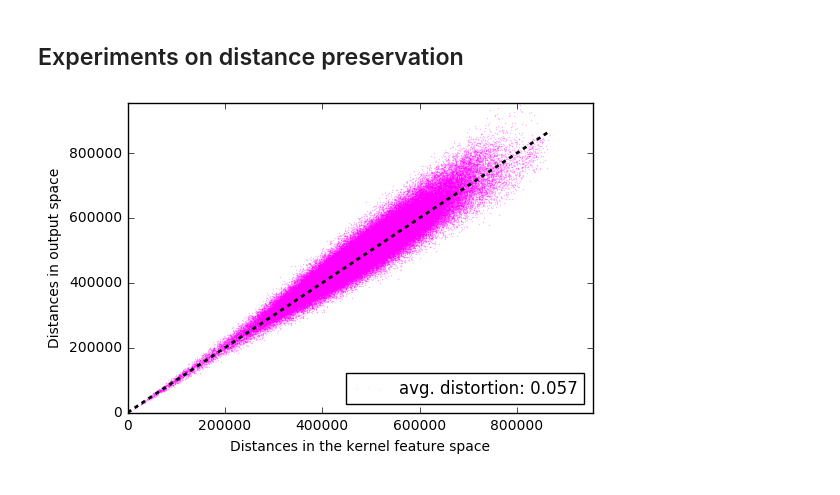
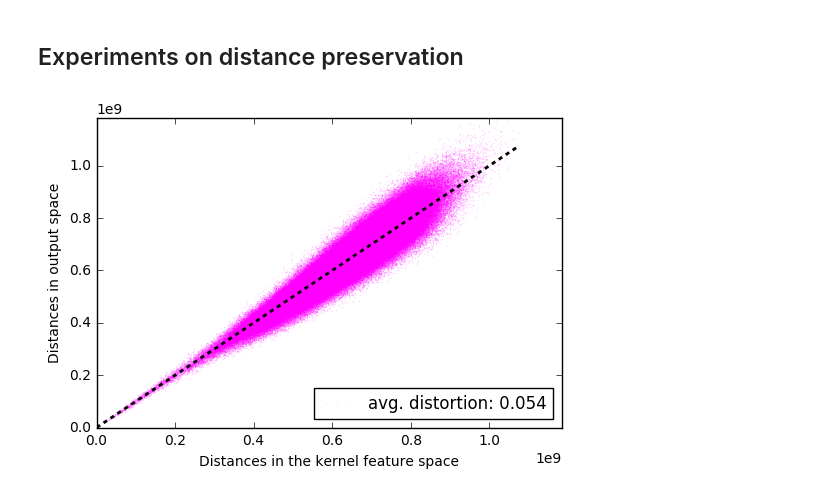
Before and after one commit to lopeLH/PolyKernel-RP, a Jupyter notebook: Usage example.ipynb, the cells around one changed output. Drawn from its saved outputs; the diff is of its cells as text; code cells hidden in the pictures.

```diff
--- a/Usage example.ipynb
+++ b/Usage example.ipynb
@@ -51,6 +112,7 @@ print svm.score(X_test, Y_test)
 ## Experiments on distance preservation
 # %%
 X_test_small = X_test[0:500]
+X_test = X_test[500:]
 # %%
 # Compute the pairwise distance matrix in the kernel feature space for the degree-two homogeneous poly kernel
 # K = <x,y>^2
@@ -58,11 +120,18 @@ X_test_small = X_test[0:500]
 
 import numpy as np
 
-Kxx = np.sum(X_test_small**2, axis=1)**2
+c = 100
+d = 3
+
+Kxx = (np.sum(X_test_small**2, axis=1)+c)**d
 Kxx = Kxx.reshape((500,1))
-Kxy = np.dot(X_test_small, X_test_small.T)**2
 
-D = np.zeros((500,500))
+Kyy = (np.sum(X_test**2, axis=1)+c)**d
+Kyy = Kyy.reshape((X_test.shape[0], 1))
+
+Kxy = (np.dot(X_test_small, X_test.T)+c)**d
+
+D = np.zeros((500, X_test.shape[0]))
 D += Kxx
-D += Kxx.T
+D += Kyy.T
 D += -2*Kxy
@@ -79,23 +138,35 @@ D_pkrp = pairwise_distances(X_pkrp)**2
+# %%
+c=100
+
+X_test_small_c = np.concatenate([X_test_small, np.sqrt(c)*np.ones((X_test_small.shape[0], 1))], axis=1)
+X_test_c = np.concatenate([X_test, np.sqrt(c)*np.ones((X_test.shape[0], 1))], axis=1)
+
+krp =  PolyKernelRandomProjection(degree=3, n_components=500, t=200, s=10, gaussian=False, minimize_repetition=True, p=10000).fit(X_test_small_c)
+
+X_pkrp_small = krp.transform(X_test_small_c)
+X_pkrp = krp.transform(X_test_c)
+D_pkrp = pairwise_distances(X_pkrp_small, X_pkrp)**2
 # %%
 import matplotlib.pyplot as plt
 import numpy as np
 %matplotlib inline
 
+n_points = 500*1000
 # Plot distances in the kernel feature space against distances in the output representation
 # Also compute the average relative distortion
 
 avgdist = np.nanmean(np.divide(np.abs(D_pkrp - D), D))
-plt.scatter(D.ravel(), D_pkrp.ravel(), s=1, alpha=0.15, c="magenta", linewidths=0)
+plt.scatter(D.ravel()[:n_points], D_pkrp.ravel()[:n_points], s=1, alpha=0.15, c="magenta", linewidths=0)
 plt.legend(["avg. distortion: %.3f"%avgdist], loc="lower right")
 plt.plot([0,np.max(D)],[0,np.max(D)], c="black", linewidth=2, dashes=[3,3])
 plt.xlim([0, np.max(D)*1.1])
 plt.ylim([0, np.max(D)*1.1])
 plt.xlabel("Distances in the kernel feature space")
 plt.ylabel("Distances in output space")
 
 plt.show()
 # %% [output]
-[figure, old version]
+[figure, new version]
 # %%
 # Use this to create the GIF in the repo
 
```
Also changed, not shown: parts of 5 cells of this notebook, 2 other files.
